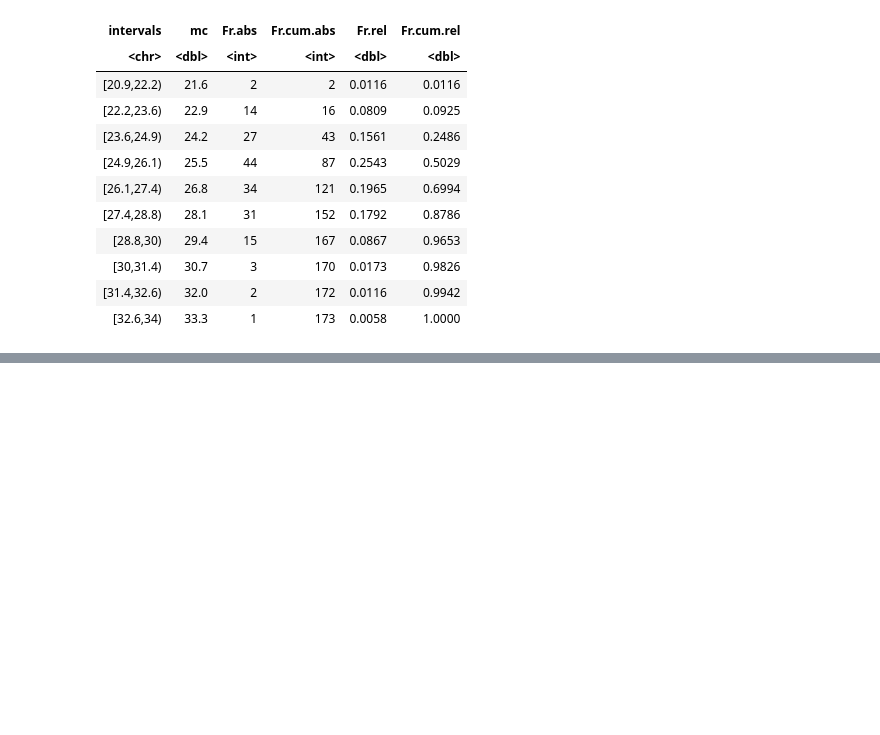
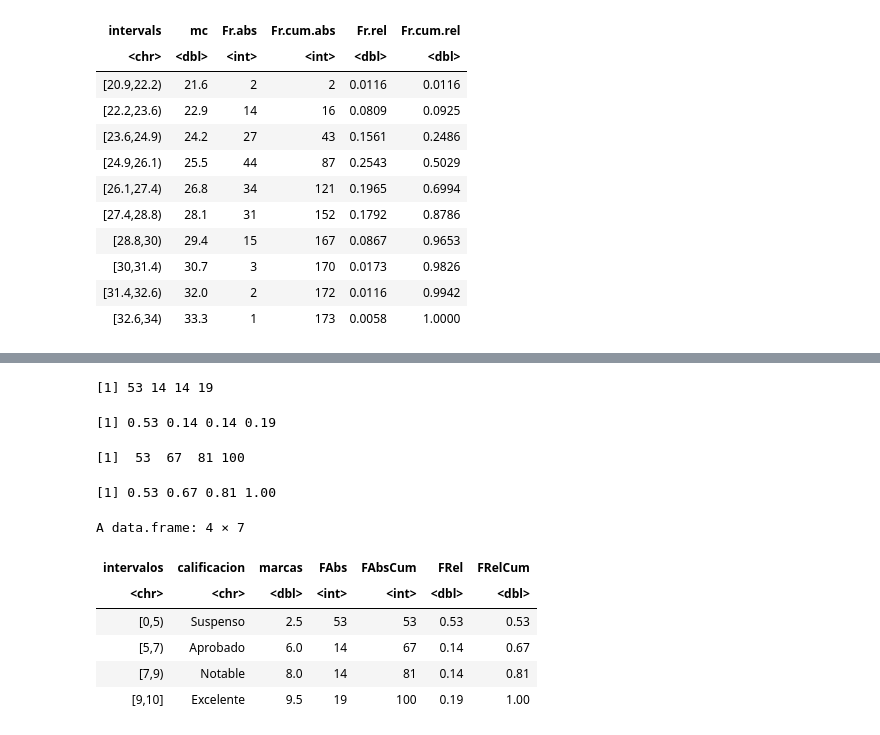
Before and after one commit to DiegoSuarz/EstadisticaDescriptiva_R, a Jupyter notebook: 34_AgrupandoDatos.ipynb, the cells around one changed output, grey strips where cells are left out. Cells and saved outputs as stored; diff of their text form; code cells hidden in the pictures; blank space fills up the shorter version.

```diff
--- a/34_AgrupandoDatos.ipynb
+++ b/34_AgrupandoDatos.ipynb
@@ -336,0 +460,34 @@ A data.frame: 10 × 6
+# %%
+FAbs = notasHist$count
+FAbs
+# %% [output]
+[1] 53 14 14 19
+# %%
+FRel = prop.table(FAbs)
+FRel
+# %% [output]
+[1] 0.53 0.14 0.14 0.19
+# %%
+FAbsCum = cumsum(FAbs)
+FAbsCum
+# %% [output]
+[1]  53  67  81 100
+# %%
+FRelCum = cumsum(FRel)
+FRelCum
+# %% [output]
+[1] 0.53 0.67 0.81 1.00
+# %%
+intervalos = c("[0,5)","[5,7)","[7,9)","[9,10]")
+calificacion = c("Suspenso", "Aprobado", "Notable", "Excelente")
+marcas = notasHist$mids
+tabla.Fr = data.frame(intervalos,calificacion,marcas,FAbs,FAbsCum,FRel,FRelCum)
+tabla.Fr
+# %% [output]
+A data.frame: 4 × 7
+| intervalos | calificacion | marcas | FAbs | FAbsCum | FRel | FRelCum |
+| <chr> | <chr> | <dbl> | <int> | <int> | <dbl> | <dbl> |
+| [0,5) | Suspenso | 2.5 | 53 | 53 | 0.53 | 0.53 |
+| [5,7) | Aprobado | 6.0 | 14 | 67 | 0.14 | 0.67 |
+| [7,9) | Notable | 8.0 | 14 | 81 | 0.14 | 0.81 |
+| [9,10] | Excelente | 9.5 | 19 | 100 | 0.19 | 1.00 |
```
Also changed, not shown: parts of 14 cells of this notebook, 2 other files.
